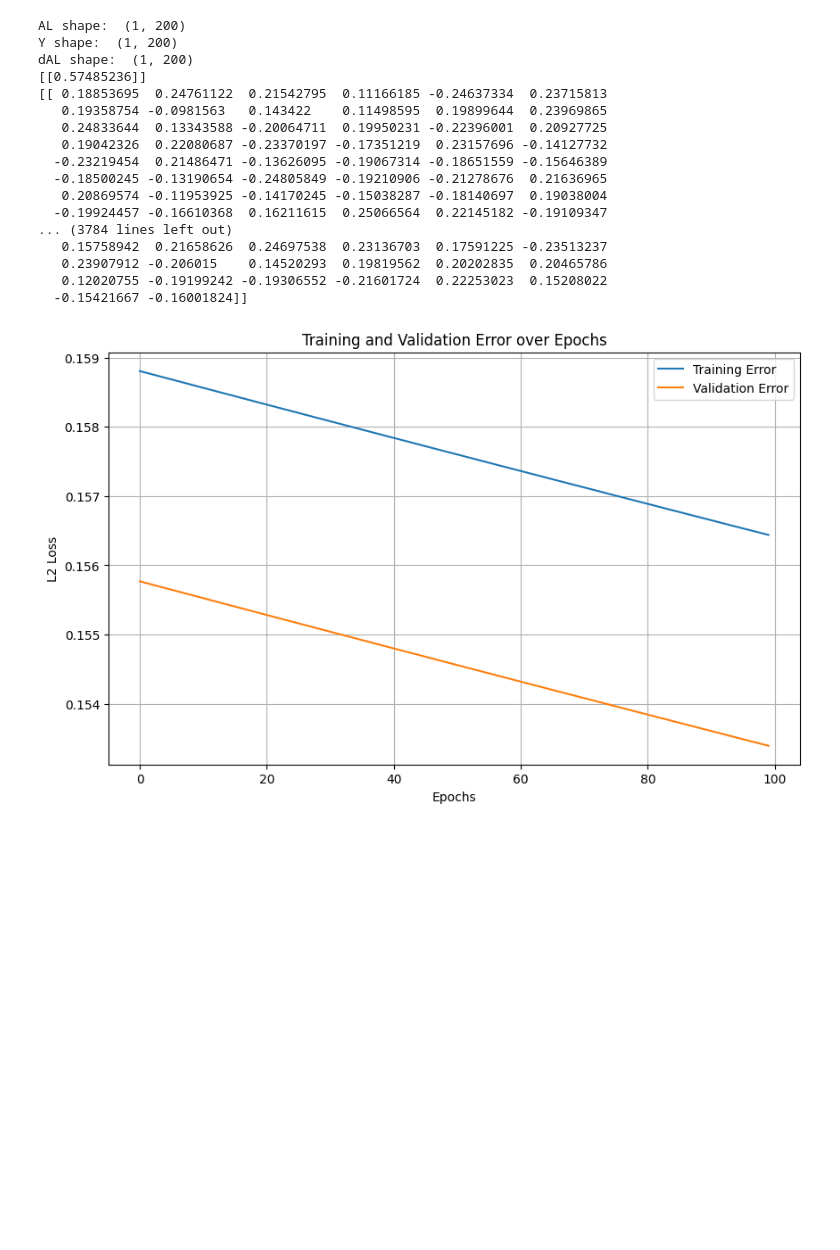
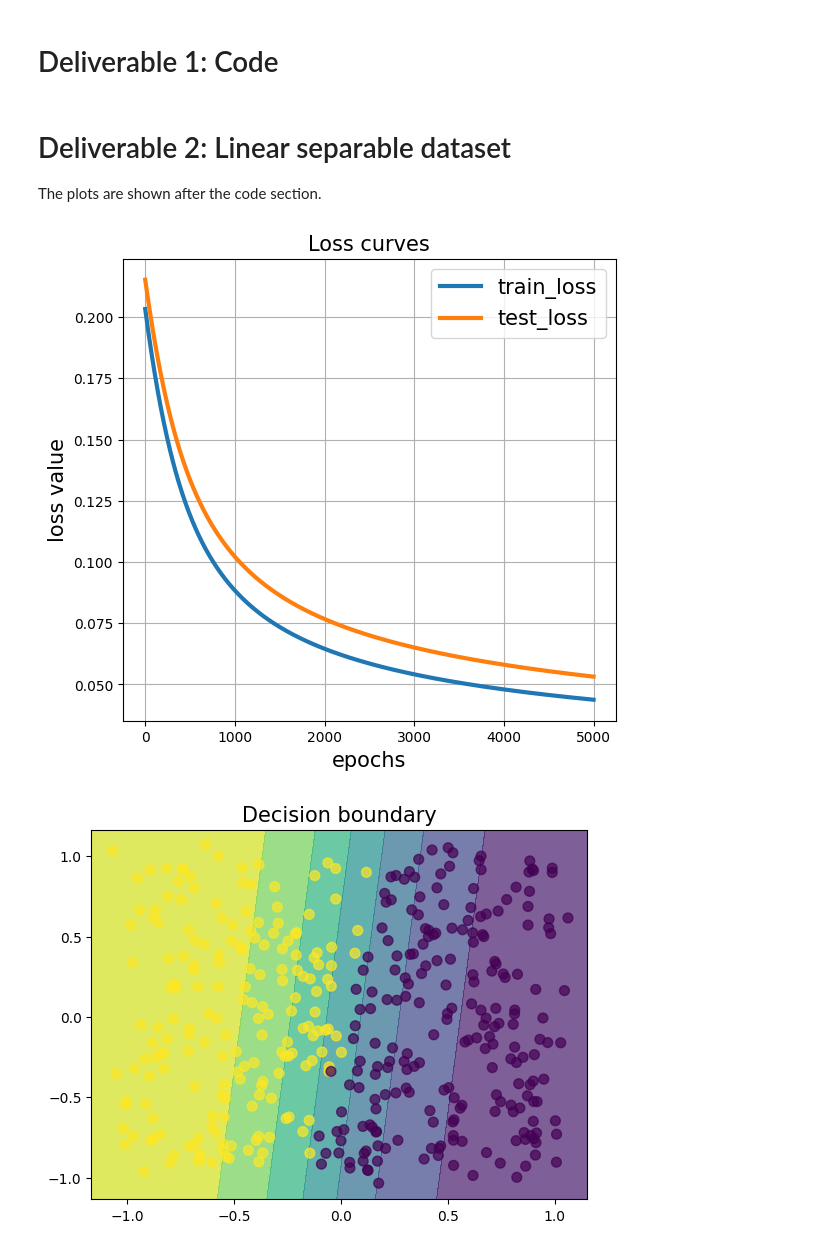
Before and after one commit to FridayNoHW/18786-hw2, a Jupyter notebook: hw2.ipynb, the cells around one changed output. Saved outputs shown, nothing was run; the diff lists cells and outputs as text; code cells hidden in the pictures; blank space fills up the shorter version.

```diff
--- a/hw2.ipynb
+++ b/hw2.ipynb
@@ -1,3 +1,5 @@
+# %% [markdown]
+# Deliverable 1: Code
 # %%
 import random
 import numpy as np
@@ -316,43 +384,22 @@ def test_mlp(mlp, X, Y, loss_type):
+# %% [markdown]
+# Deliverable 2: Linear separable dataset
+The plots are shown after the code section.
 # %%
-np.random.seed(0)
 X, Y = linearData(400)
 X_train, Y_train = X[:200, :], Y[:200]
 X_val, Y_val = X[200:, :], Y[200:]
 
 mlp = MLP(3, [2, 1, 1], ['linear', 'sigmoid'], 'xavier')
 
 # Training parameters
-num_epochs = 100
+num_epochs = 5000
 learning_rate = 0.01
 
 final_train_loss, final_train_acc, train_loss, val_loss = train_mlp(mlp, X_train, Y_train, X_val, Y_val, num_epochs, learning_rate, 'L2')
 
-# Plotting training and validation errors
-plt.figure(figsize=(10, 6))
-plt.plot(train_loss, label='Training Error')
-plt.plot(val_loss, label='Validation Error')
-plt.title('Training and Validation Error over Epochs')
-plt.xlabel('Epochs')
-plt.ylabel('L2 Loss')
-plt.legend()
-plt.grid(True)
-plt.show()
+log = {'train_loss': train_loss, 'test_loss': val_loss, 'epochs': num_epochs}
+plot_loss(log)
+plot_decision_boundary(X, Y, lambda X: predict_mlp(mlp, X))
 # %% [output]
-AL shape:  (1, 200)
-Y shape:  (1, 200)
-dAL shape:  (1, 200)
-[[0.57485236]]
-[[ 0.18853695  0.24761122  0.21542795  0.11166185 -0.24637334  0.23715813
-   0.19358754 -0.0981563   0.143422    0.11498595  0.19899644  0.23969865
-   0.24833644  0.13343588 -0.20064711  0.19950231 -0.22396001  0.20927725
-   0.19042326  0.22080687 -0.23370197 -0.17351219  0.23157696 -0.14127732
-  -0.23219454  0.21486471 -0.13626095 -0.19067314 -0.18651559 -0.15646389
-  -0.18500245 -0.13190654 -0.24805849 -0.19210906 -0.21278676  0.21636965
-   0.20869574 -0.11953925 -0.14170245 -0.15038287 -0.18140697  0.19038004
-  -0.19924457 -0.16610368  0.16211615  0.25066564  0.22145182 -0.19109347
-... (3784 lines left out)
-   0.15758942  0.21658626  0.24697538  0.23136703  0.17591225 -0.23513237
-   0.23907912 -0.206015    0.14520293  0.19819562  0.20202835  0.20465786
-   0.12020755 -0.19199242 -0.19306552 -0.21601724  0.22253023  0.15208022
-  -0.15421667 -0.16001824]]
-[figure, old version]
+[figure, new version]
+[figure, added]
```
Also changed, not shown: parts of 17 cells of this notebook, 2 other files.
